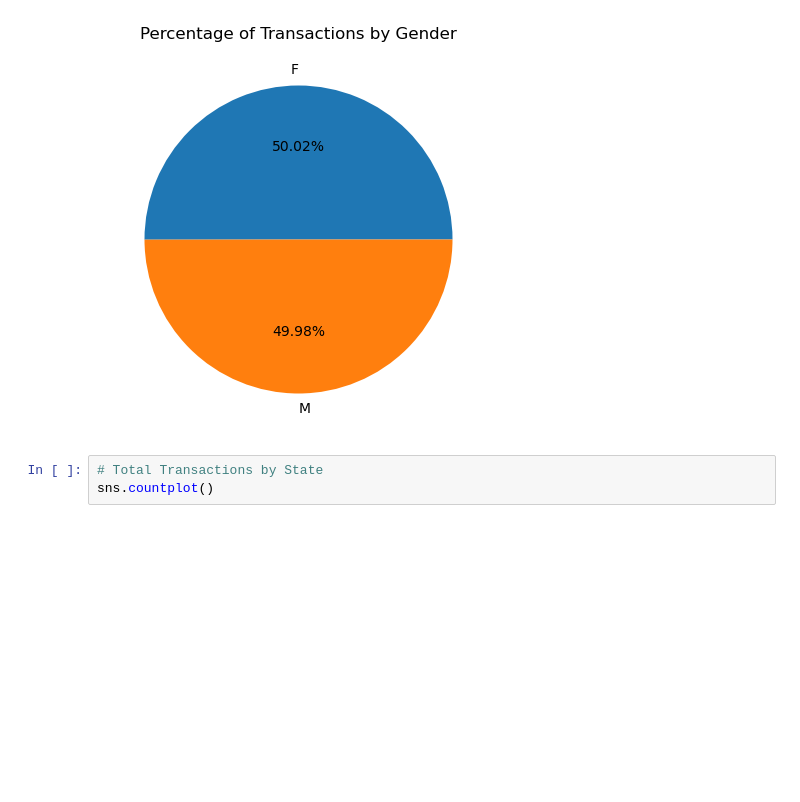
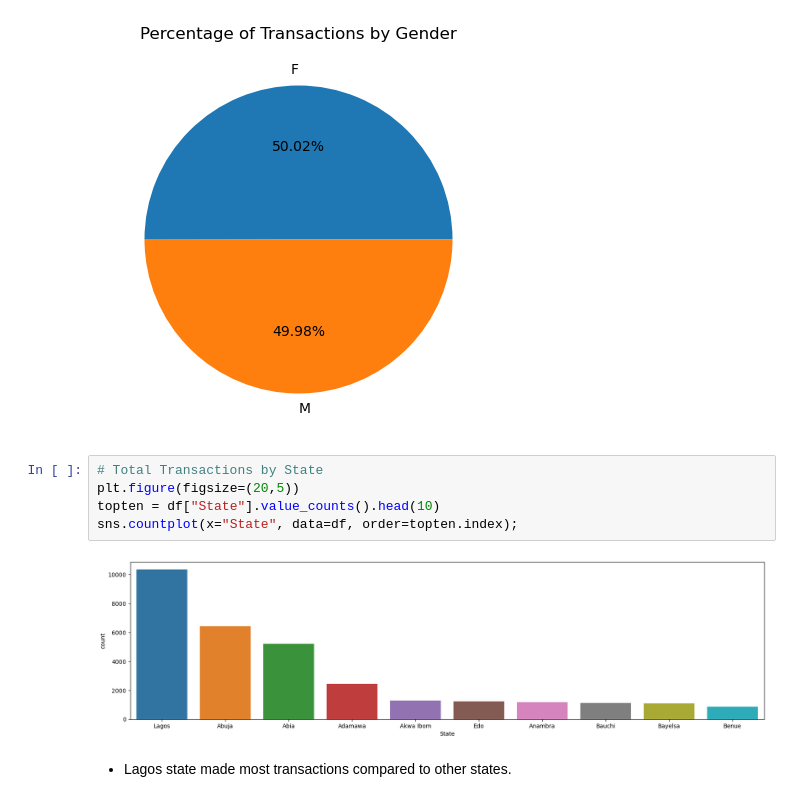
Before and after one commit to chemutai254/ML_Projects, a Jupyter notebook: EDA/Dune_Sales_Analysis.ipynb, the cells around one changed output. Cells and saved outputs as stored; diff of their text form; blank space fills up the shorter version.

```diff
--- a/EDA/Dune_Sales_Analysis.ipynb
+++ b/EDA/Dune_Sales_Analysis.ipynb
@@ -327,6 +329,12 @@ ax.set_title("Percentage of Transactions by Gender")
 plt.show();
 # %% [output]
 [figure]
-# %%
-# Total Transactions by State
-sns.countplot()
+# %%
+# Total Transactions by State
+plt.figure(figsize=(20,5))
+topten = df["State"].value_counts().head(10)
+sns.countplot(x="State", data=df, order=topten.index);
+# %% [output]
+[figure, added]
+# %% [markdown]
+- Lagos state made most transactions compared to other states.
```
Also changed, not shown: parts of 21 cells of this notebook.
